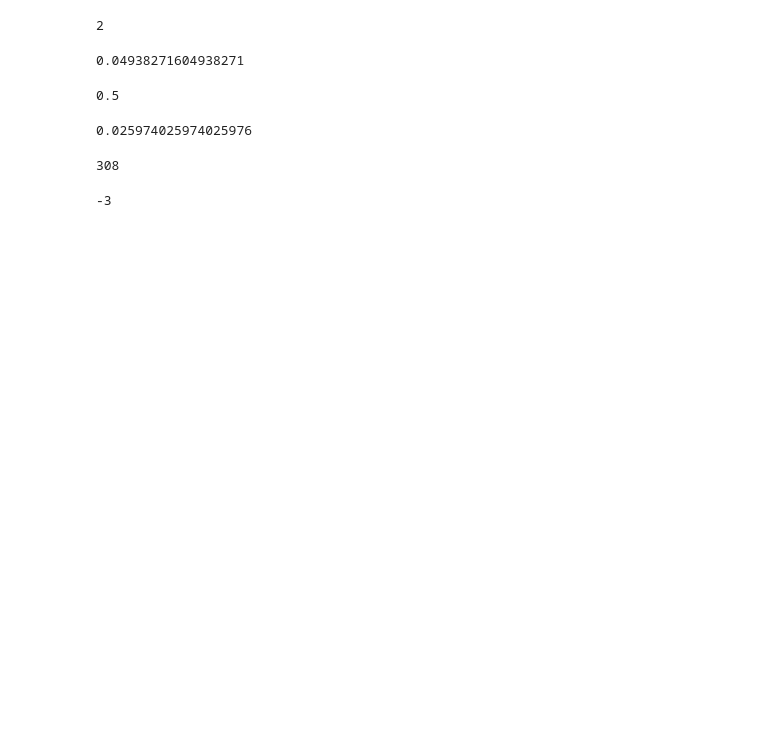
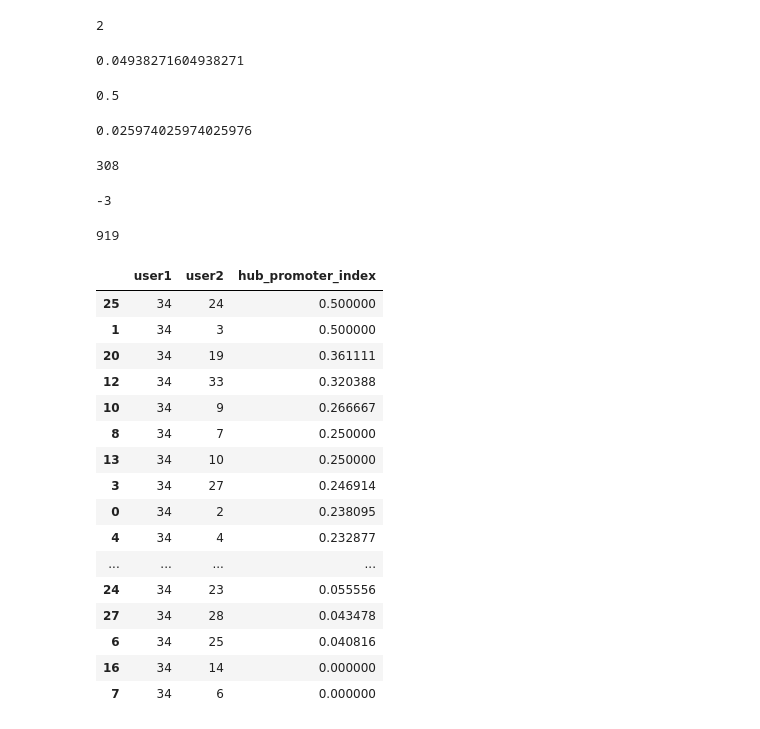
Before and after one commit to caiotda/link-prediction-for-recommender-systems, a Jupyter notebook: projeto_final.ipynb, the cells around one changed output. Cells and saved outputs as stored; diff of their text form; code cells hidden in the pictures; blank space fills up the shorter version.

```diff
--- a/projeto_final.ipynb
+++ b/projeto_final.ipynb
@@ -359,3 +360,53 @@ preferential_attachment_index(G, 10, 50)
 neg_shortest_path(G, 10, 50)
 # %% [output]
 -3
+# %%
+len(G)
+# %% [output]
+919
+# %%
+similarities = {
+    "common_neighbors": common_neighbors,
+    "sorensen_index": sorensen_index,
+    "hub_promoter_index": hub_promoter_index,
+    "preferential_attachment_index": preferential_attachment_index,
+    "neg_shortest_path": neg_shortest_path
+}
+# %%
+def compute_similarity_matrix_from_link_prediction(network, similarities_map):
+    n_users = len(network)
+    sim_matrix = []
+    for i, j in itertools.combinations(G.nodes, 2):
+        if i > j:
+            row = [i, j]
+            sims = []
+            for func_name, func in similarities_map.items():
+                sims.append(func(network, i, j))
+            row.extend(sims)
+            sim_matrix.append(row)
+    similarities_columns = list(similarities.keys())
+    cols = ['user1', 'user2']
+    cols.extend(similarities_columns)
+    return pd.DataFrame(sim_matrix, columns=cols)
+# %%
+similarities_df = compute_similarity_matrix_from_link_prediction(G, similarities)
+# %%
+similarities_df[similarities_df["user1"] == 34][["user1", "user2", "hub_promoter_index"]].sort_values(by="hub_promoter_index", ascending=False)
+# %% [output]
+|  | user1 | user2 | hub_promoter_index |
+| 25 | 34 | 24 | 0.500000 |
+| 1 | 34 | 3 | 0.500000 |
+| 20 | 34 | 19 | 0.361111 |
+| 12 | 34 | 33 | 0.320388 |
+| 10 | 34 | 9 | 0.266667 |
+| 8 | 34 | 7 | 0.250000 |
+| 13 | 34 | 10 | 0.250000 |
+| 3 | 34 | 27 | 0.246914 |
+| 0 | 34 | 2 | 0.238095 |
+| 4 | 34 | 4 | 0.232877 |
+| ... | ... | ... | ... |
+| 24 | 34 | 23 | 0.055556 |
+| 27 | 34 | 28 | 0.043478 |
+| 6 | 34 | 25 | 0.040816 |
+| 16 | 34 | 14 | 0.000000 |
+| 7 | 34 | 6 | 0.000000 |
```
Also changed, not shown: parts of 12 cells of this notebook.
